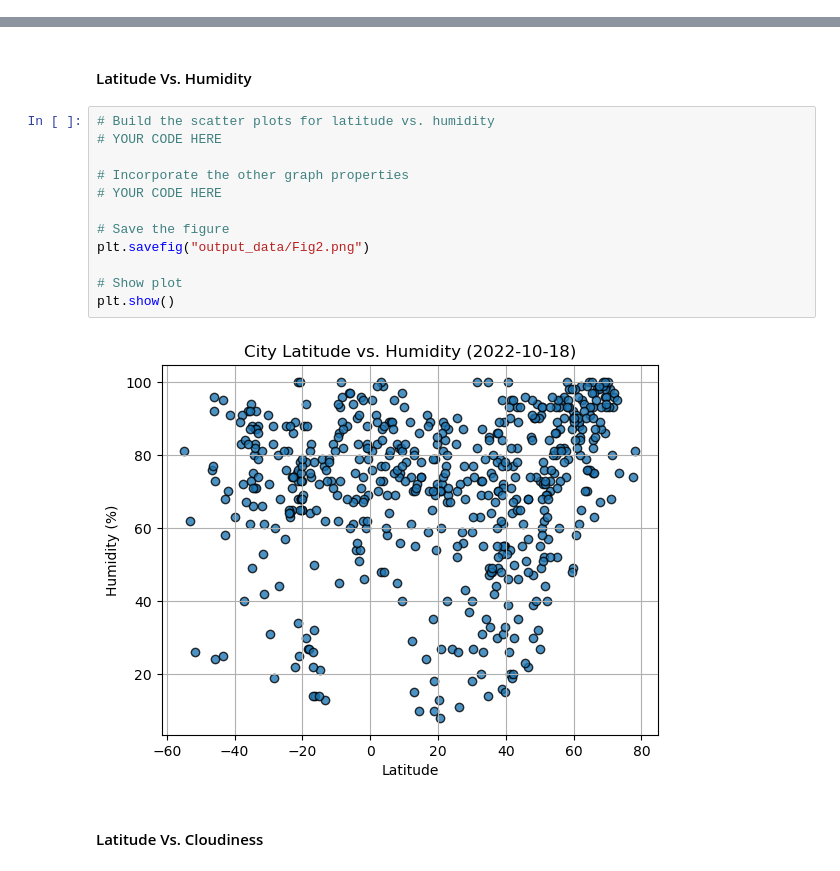
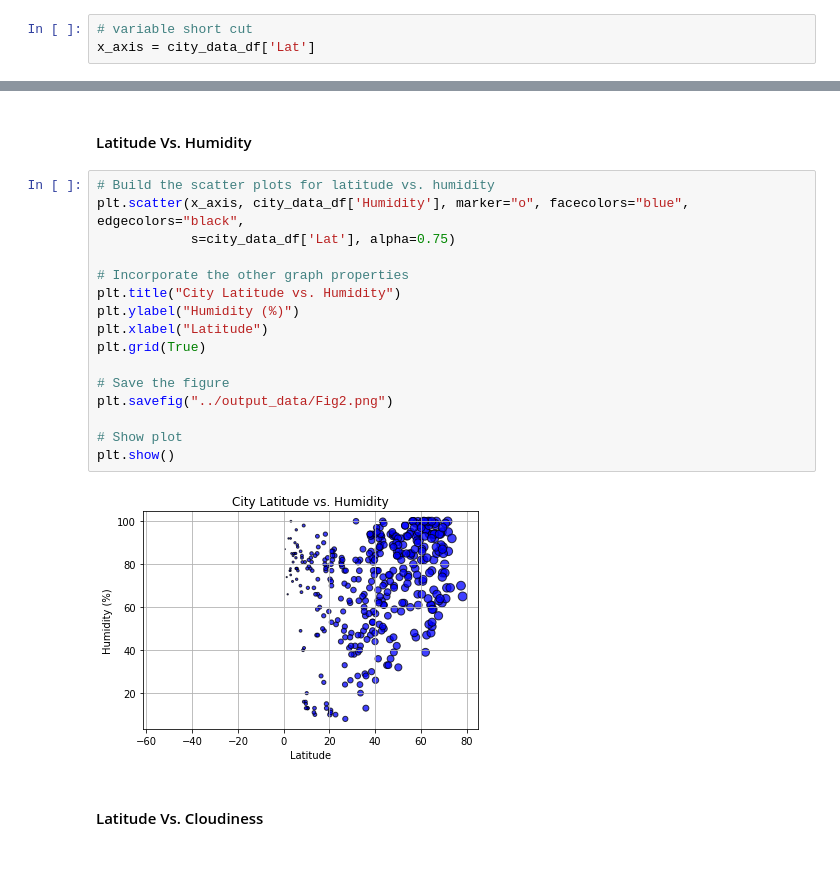
Before and after one commit to mvogel3/python-api-challenge, a Jupyter notebook: Starter_Code/starter_code/WeatherPy-analysis.ipynb, the cells around one changed output, grey strips where cells are left out. Drawn from its saved outputs; the diff is of its cells as text.

Commit message:
scatter plots

```diff
--- a/Starter_Code/starter_code/WeatherPy-analysis.ipynb
+++ b/Starter_Code/starter_code/WeatherPy-analysis.ipynb
@@ -207,0 +192,3 @@ plt.show()
+# %%
+# variable short cut
+x_axis = city_data_df['Lat']
@@ -209,18 +213,22 @@ plt.show()
 #### Latitude Vs. Humidity
 # %%
 # Build the scatter plots for latitude vs. humidity
-# YOUR CODE HERE
+plt.scatter(x_axis, city_data_df['Humidity'], marker="o", facecolors="blue", edgecolors="black",
+            s=city_data_df['Lat'], alpha=0.75)
 
 # Incorporate the other graph properties
-# YOUR CODE HERE
+plt.title("City Latitude vs. Humidity")
+plt.ylabel("Humidity (%)")
+plt.xlabel("Latitude")
+plt.grid(True)
 
 # Save the figure
-plt.savefig("output_data/Fig2.png")
+plt.savefig("../output_data/Fig2.png")
 
 # Show plot
 plt.show()
 # %% [output]
-[figure, old version]
+[figure, new version]
 # %% [markdown]
 #### Latitude Vs. Cloudiness
 # %%
```
Also changed, not shown: parts of 9 cells of this notebook, 4 other files.
